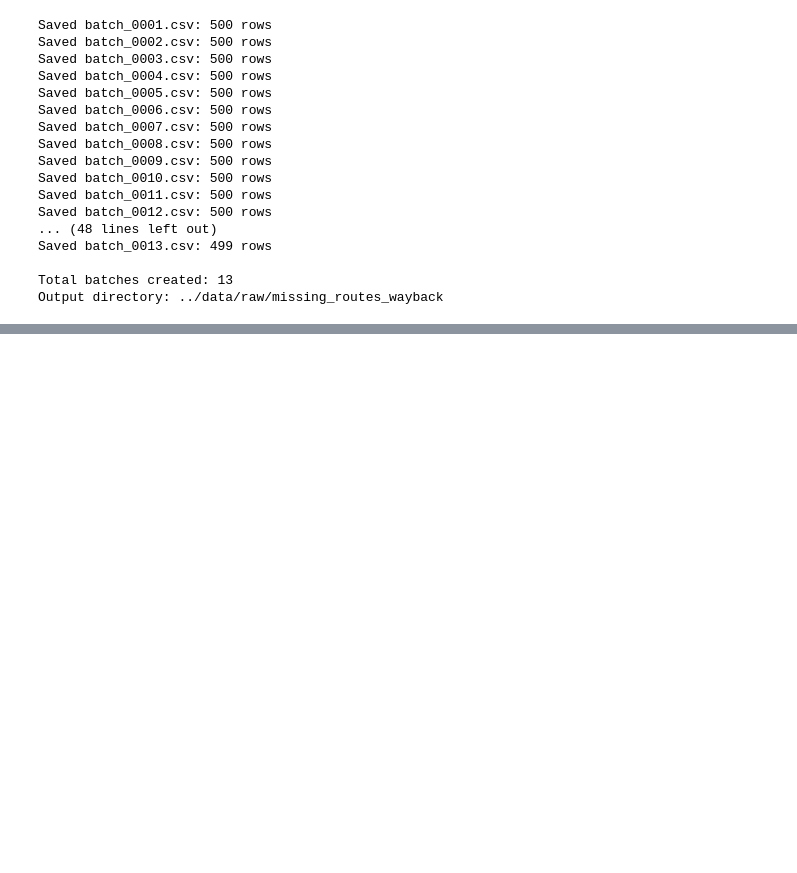
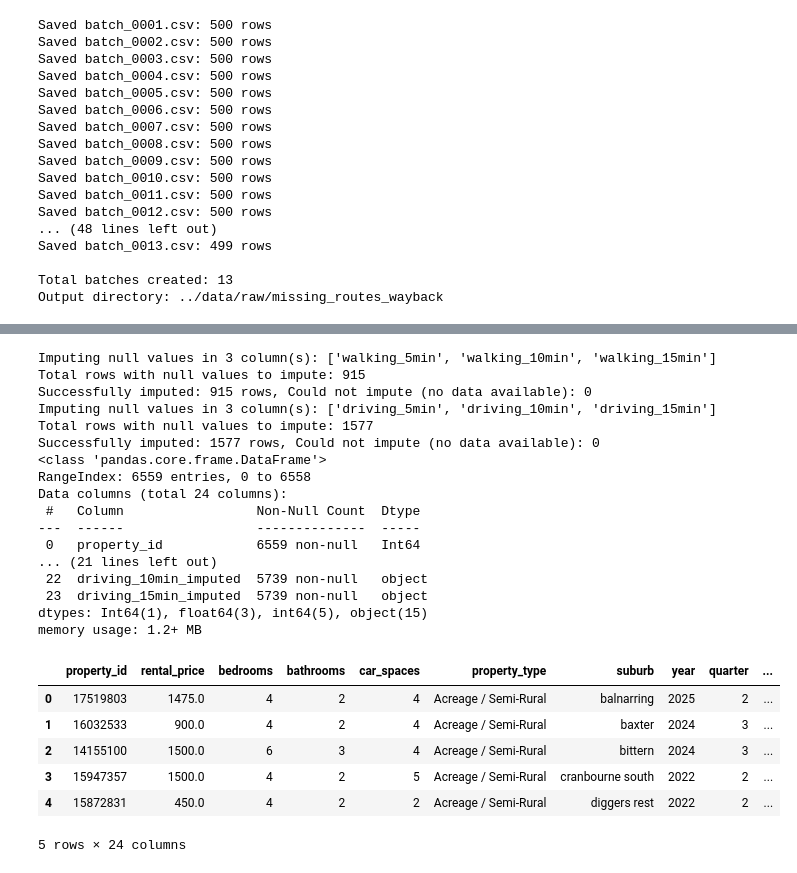
Before and after one commit to jackshee/real-estate-industry-project-public-version, a Jupyter notebook: notebooks/1_preprocess_wayback_listings.ipynb, the cells around one changed output, grey strips where cells are left out. Cells and saved outputs as stored; diff of their text form; code cells hidden in the pictures; blank space fills up the shorter version.

```diff
--- a/notebooks/1_preprocess_wayback_listings.ipynb
+++ b/notebooks/1_preprocess_wayback_listings.ipynb
@@ -593,0 +695,34 @@ Output directory: ../data/raw/missing_routes_wayback
+# %%
+# impute the null values in the df_sampled_wayback dataframe
+df_sampled_wayback[['walking_5min_imputed', 'walking_10min_imputed', 'walking_15min_imputed']] = preprocessor.impute_by_nearest_point(df_sampled_wayback, ["walking_5min", "walking_10min", "walking_15min"])
+df_sampled_wayback[['driving_5min_imputed', 'driving_10min_imputed', 'driving_15min_imputed']] = preprocessor.impute_by_nearest_point(df_sampled_wayback, ["driving_5min", "driving_10min", "driving_15min"])
+df_sampled_wayback.info()
+# save to data/curated/rent_features/wayback_isochrones.csv
+df_sampled_wayback.to_csv("../data/curated/rent_features/wayback_isochrones.csv", index=False)
+
+df_sampled_wayback.head()
+# %% [output]
+Imputing null values in 3 column(s): ['walking_5min', 'walking_10min', 'walking_15min']
+Total rows with null values to impute: 915
+Successfully imputed: 915 rows, Could not impute (no data available): 0
+Imputing null values in 3 column(s): ['driving_5min', 'driving_10min', 'driving_15min']
+Total rows with null values to impute: 1577
+Successfully imputed: 1577 rows, Could not impute (no data available): 0
+<class 'pandas.core.frame.DataFrame'>
+RangeIndex: 6559 entries, 0 to 6558
+Data columns (total 24 columns):
+ #   Column                 Non-Null Count  Dtype
+---  ------                 --------------  -----
+ 0   property_id            6559 non-null   Int64
+... (21 lines left out)
+ 22  driving_10min_imputed  5739 non-null   object
+ 23  driving_15min_imputed  5739 non-null   object
+dtypes: Int64(1), float64(3), int64(5), object(15)
+memory usage: 1.2+ MB
+|  | property_id | rental_price | bedrooms | bathrooms | car_spaces | property_type | suburb | year | quarter | ... |
+| 0 | 17519803 | 1475.0 | 4 | 2 | 4 | Acreage / Semi-Rural | balnarring | 2025 | 2 | ... |
+| 1 | 16032533 | 900.0 | 4 | 2 | 4 | Acreage / Semi-Rural | baxter | 2024 | 3 | ... |
+| 2 | 14155100 | 1500.0 | 6 | 3 | 4 | Acreage / Semi-Rural | bittern | 2024 | 3 | ... |
+| 3 | 15947357 | 1500.0 | 4 | 2 | 5 | Acreage / Semi-Rural | cranbourne south | 2022 | 2 | ... |
+| 4 | 15872831 | 450.0 | 4 | 2 | 2 | Acreage / Semi-Rural | diggers rest | 2022 | 2 | ... |
+5 rows × 24 columns
```
Also changed, not shown: parts of 10 cells of this notebook.
